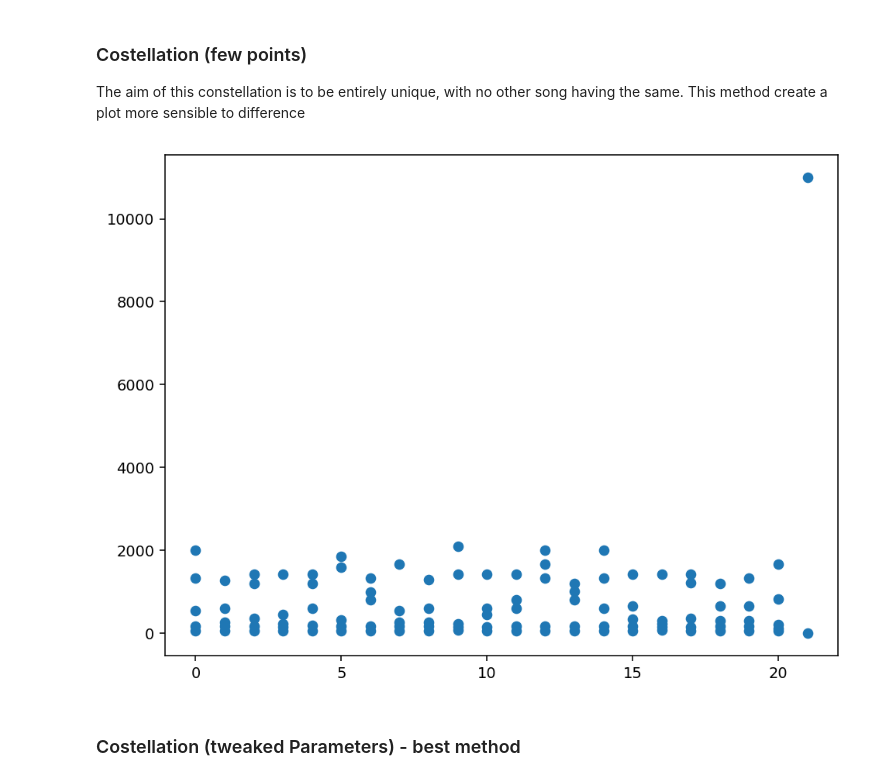
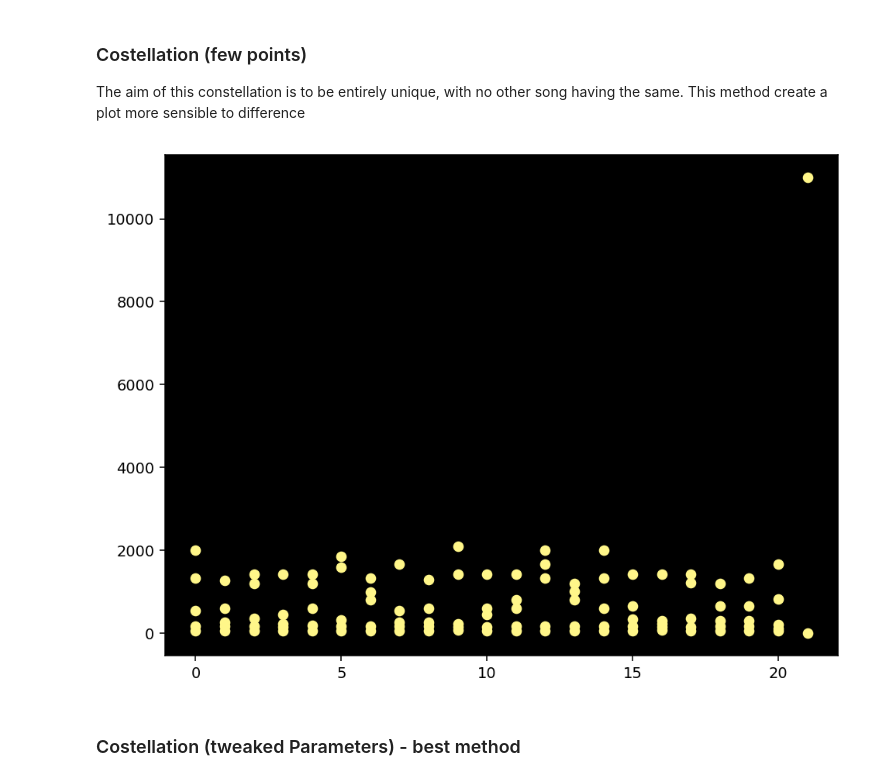
Before and after one commit to exdsgift/Shazam-Clone, a Jupyter notebook: fingerprint_algorithm.ipynb, the cells around one changed output. Cells and saved outputs as stored; diff of their text form; code cells hidden in the pictures.

Commit message:
changed plot's style. added a registration for hiphop.0004.wav and adjusted graphs for comparison between hiphop69 and hiphop04 so that is displays what's the right track

```diff
--- a/fingerprint_algorithm.ipynb
+++ b/fingerprint_algorithm.ipynb
@@ -26,10 +35,14 @@ for file in os.listdir(dir):
 # %%
 import numpy as np
 import matplotlib.pyplot as plt
+from cycler import cycler
 
 # Set default display parameters
 plt.rcParams['figure.figsize'] = [8, 6]
 plt.rcParams['figure.dpi'] = 140
+plt.rcParams['axes.prop_cycle'] = cycler(color=['#7180AC', '#6A605C', 'b', 'y'])
+plt.rcParams['lines.linewidth'] = 0.5
+plt.rcParams['axes.facecolor'] = 'black'
 
 import scipy
 from scipy import fft, signal
@@ -128,25 +141,25 @@ The aim of this constellation is to be entirely unique, with no other song havin
 # %%
 constellation_map = []
 for time_idx, window in enumerate(stft.T):
     # Spectrum is by default complex.
     # We want real values only
     spectrum = abs(window)
     # Find peaks - these correspond to interesting features
     # Note the distance - want an even spread across the spectrum
     peaks, props = signal.find_peaks(spectrum, prominence=0, distance=200)
     # Only want the most prominent peaks
     # With a maximum of 5 per time slice
     n_peaks = min(5, len(peaks)) # --> check if this value is less than len(peaks) or its not working!
     largest_peaks = np.argpartition(props["prominences"], -n_peaks)[-n_peaks:]
     for peak in peaks[largest_peaks]:
         frequency = frequencies[peak]
         constellation_map.append([time_idx, frequency])
 
 # Transform [(x, y), ...] into ([x1, x2...], [y1, y2...]) for plotting using zip
-plt.scatter(*zip(*constellation_map))
+plt.scatter(*zip(*constellation_map), color="#FFF689")
 plt.show()
 # %% [output]
-[figure, old version]
+[figure, new version]
 # %% [markdown]
 ### Costellation (tweaked Parameters) - best method
 # %%
```
Also changed, not shown: parts of 9 cells of this notebook, 1 other file.
